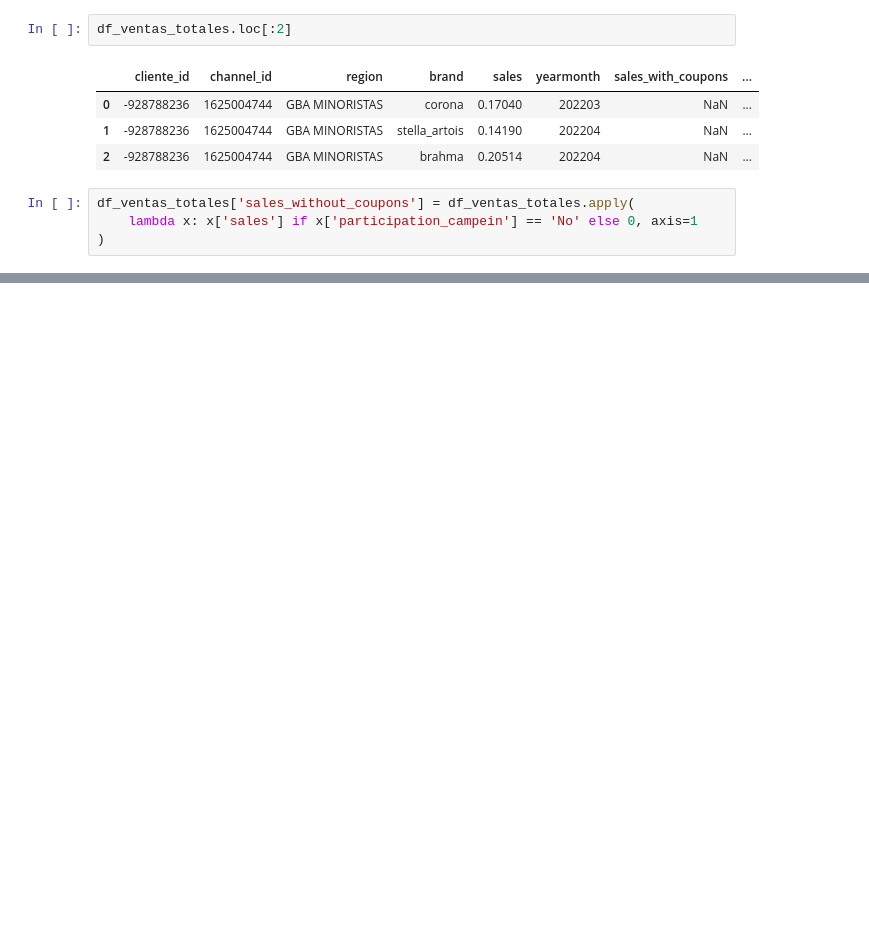
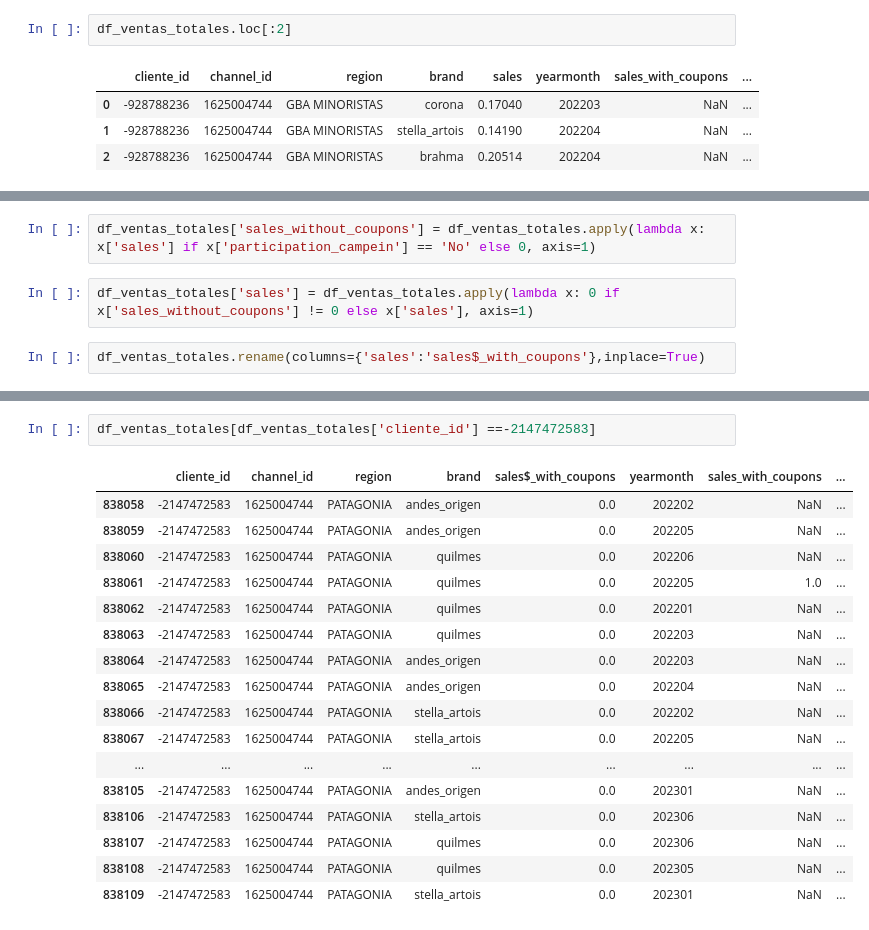
Before and after one commit to AntoSambuceti/datascience_classes, a Jupyter notebook: MM/Challange_Quilmes/Challange-Quilmes.ipynb, the cells around one changed output, grey strips where cells are left out. Saved outputs shown, nothing was run; the diff lists cells and outputs as text; blank space fills up the shorter version.

```diff
--- a/MM/Challange_Quilmes/Challange-Quilmes.ipynb
+++ b/MM/Challange_Quilmes/Challange-Quilmes.ipynb
@@ -650,8 +648,4 @@ df_ventas_totales.loc[:2]
 | 0 | -928788236 | 1625004744 | GBA MINORISTAS | corona | 0.17040 | 202203 | NaN | ... |
 | 1 | -928788236 | 1625004744 | GBA MINORISTAS | stella_artois | 0.14190 | 202204 | NaN | ... |
 | 2 | -928788236 | 1625004744 | GBA MINORISTAS | brahma | 0.20514 | 202204 | NaN | ... |
-# %%
-df_ventas_totales['sales_without_coupons'] = df_ventas_totales.apply(
-    lambda x: x['sales'] if x['participation_campein'] == 'No' else 0, axis=1
-)
 # %%
@@ -666,0 +659,6 @@ df_ventas_totales[df_ventas_totales['participation_campein'] == 'Si']
+# %%
+df_ventas_totales['sales_without_coupons'] = df_ventas_totales.apply(lambda x: x['sales'] if x['participation_campein'] == 'No' else 0, axis=1)
+# %%
+df_ventas_totales['sales'] = df_ventas_totales.apply(lambda x: 0 if x['sales_without_coupons'] != 0 else x['sales'], axis=1)
+# %%
+df_ventas_totales.rename(columns={'sales':'sales$_with_coupons'},inplace=True)
@@ -668,0 +699,20 @@ df_ventas_totales.groupby('cliente_id').agg({'yearmonth' : 'nunique', 'brand' :
+# %%
+df_ventas_totales[df_ventas_totales['cliente_id'] ==-2147472583]
+# %% [output]
+|  | cliente_id | channel_id | region | brand | sales$_with_coupons | yearmonth | sales_with_coupons | ... |
+| 838058 | -2147472583 | 1625004744 | PATAGONIA | andes_origen | 0.0 | 202202 | NaN | ... |
+| 838059 | -2147472583 | 1625004744 | PATAGONIA | andes_origen | 0.0 | 202205 | NaN | ... |
+| 838060 | -2147472583 | 1625004744 | PATAGONIA | quilmes | 0.0 | 202206 | NaN | ... |
+| 838061 | -2147472583 | 1625004744 | PATAGONIA | quilmes | 0.0 | 202205 | 1.0 | ... |
+| 838062 | -2147472583 | 1625004744 | PATAGONIA | quilmes | 0.0 | 202201 | NaN | ... |
+| 838063 | -2147472583 | 1625004744 | PATAGONIA | quilmes | 0.0 | 202203 | NaN | ... |
+| 838064 | -2147472583 | 1625004744 | PATAGONIA | andes_origen | 0.0 | 202203 | NaN | ... |
+| 838065 | -2147472583 | 1625004744 | PATAGONIA | andes_origen | 0.0 | 202204 | NaN | ... |
+| 838066 | -2147472583 | 1625004744 | PATAGONIA | stella_artois | 0.0 | 202202 | NaN | ... |
+| 838067 | -2147472583 | 1625004744 | PATAGONIA | stella_artois | 0.0 | 202205 | NaN | ... |
+| ... | ... | ... | ... | ... | ... | ... | ... | ... |
+| 838105 | -2147472583 | 1625004744 | PATAGONIA | andes_origen | 0.0 | 202301 | NaN | ... |
+| 838106 | -2147472583 | 1625004744 | PATAGONIA | stella_artois | 0.0 | 202306 | NaN | ... |
+| 838107 | -2147472583 | 1625004744 | PATAGONIA | quilmes | 0.0 | 202306 | NaN | ... |
+| 838108 | -2147472583 | 1625004744 | PATAGONIA | quilmes | 0.0 | 202305 | NaN | ... |
+| 838109 | -2147472583 | 1625004744 | PATAGONIA | stella_artois | 0.0 | 202301 | NaN | ... |
```
Also changed, not shown: parts of 8 cells of this notebook.
